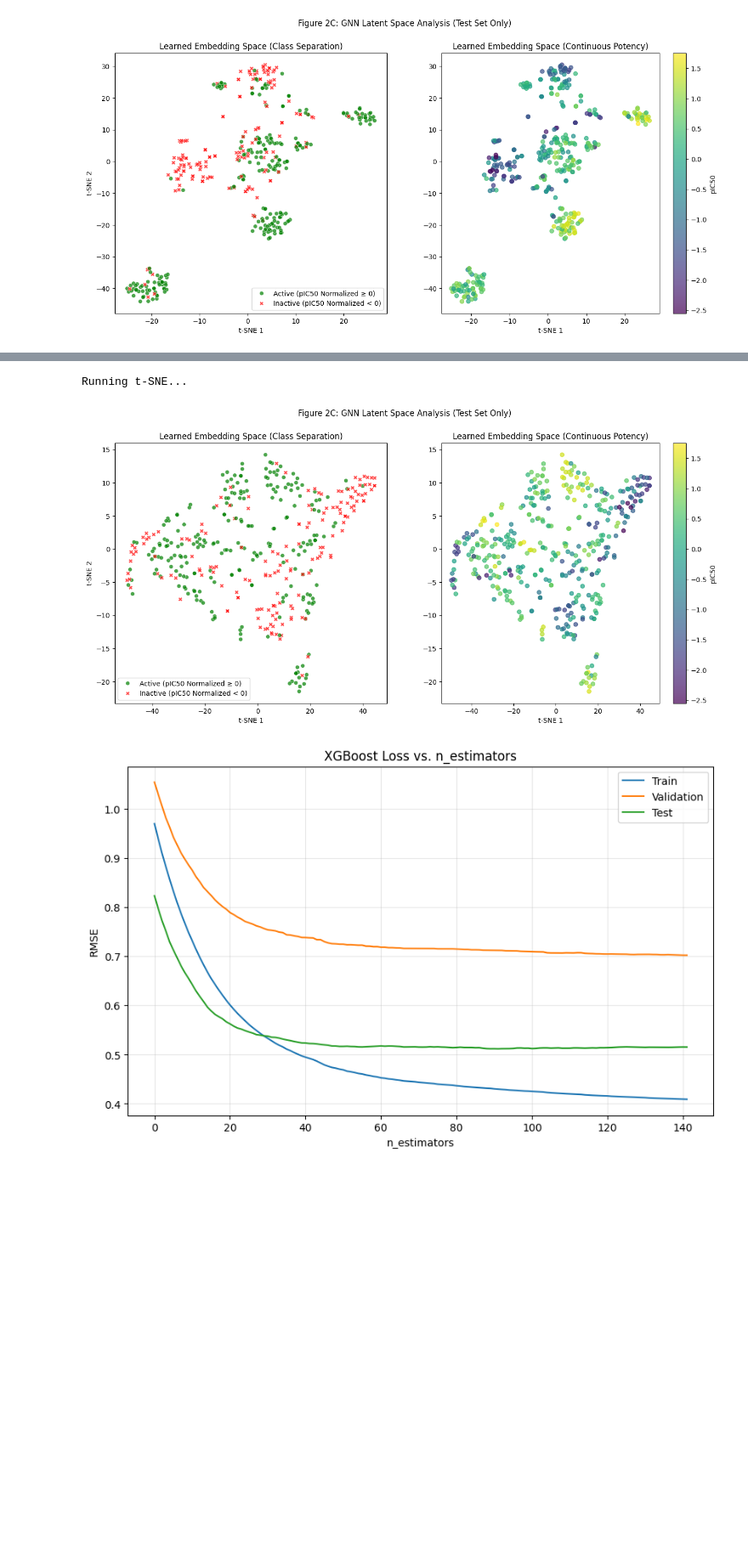
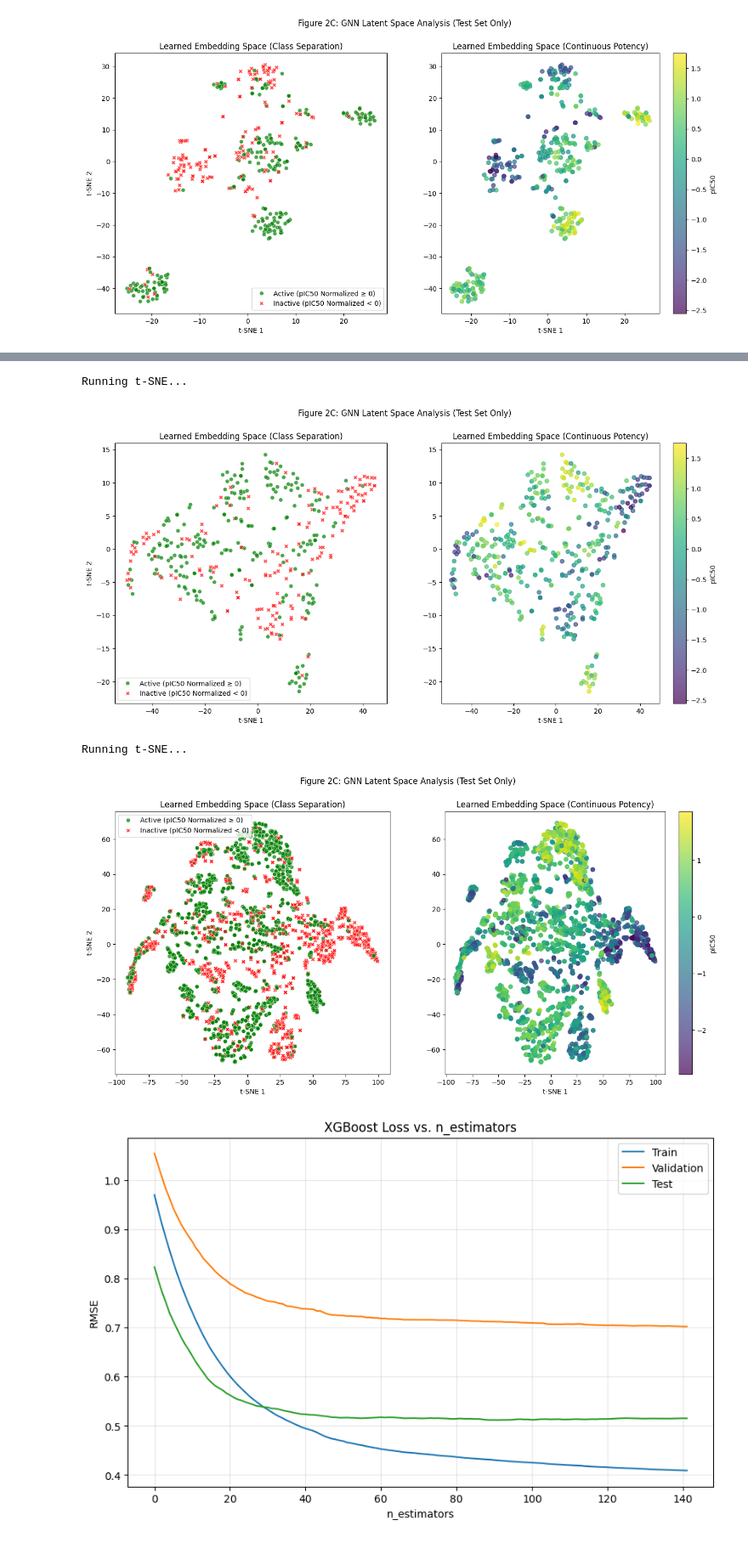
Before and after one commit to Djtrainer/cancer_research, a Jupyter notebook: notebooks/mdm2_breaker_model_eda.ipynb, the cells around one changed output, grey strips where cells are left out. Shown at 85% size. Cells and saved outputs as stored; diff of their text form; code cells hidden in the pictures; blank space fills up the shorter version.

```diff
--- a/notebooks/mdm2_breaker_model_eda.ipynb
+++ b/notebooks/mdm2_breaker_model_eda.ipynb
@@ -829,9 +834,12 @@ Running t-SNE...
 # %%
 untrained_model = GraphSiameseNetwork_v5()
 plot_latent_space(untrained_model, test_indices_random, mol_data)
+plot_latent_space(untrained_model, train_indices_random, mol_data)
 # %% [output]
 Running t-SNE...
 [figure]
+Running t-SNE...
+[figure, added]
 # %%
 import xgboost as xgb
 
```
Also changed, not shown: parts of 4 cells of this notebook.
